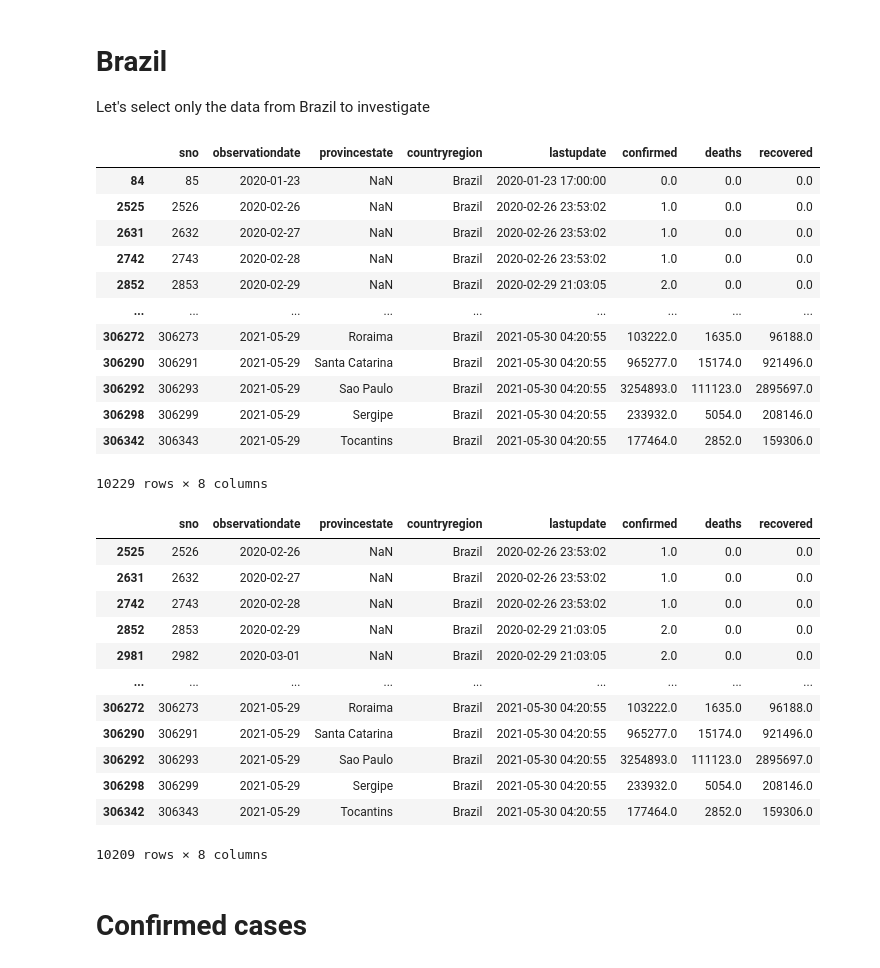
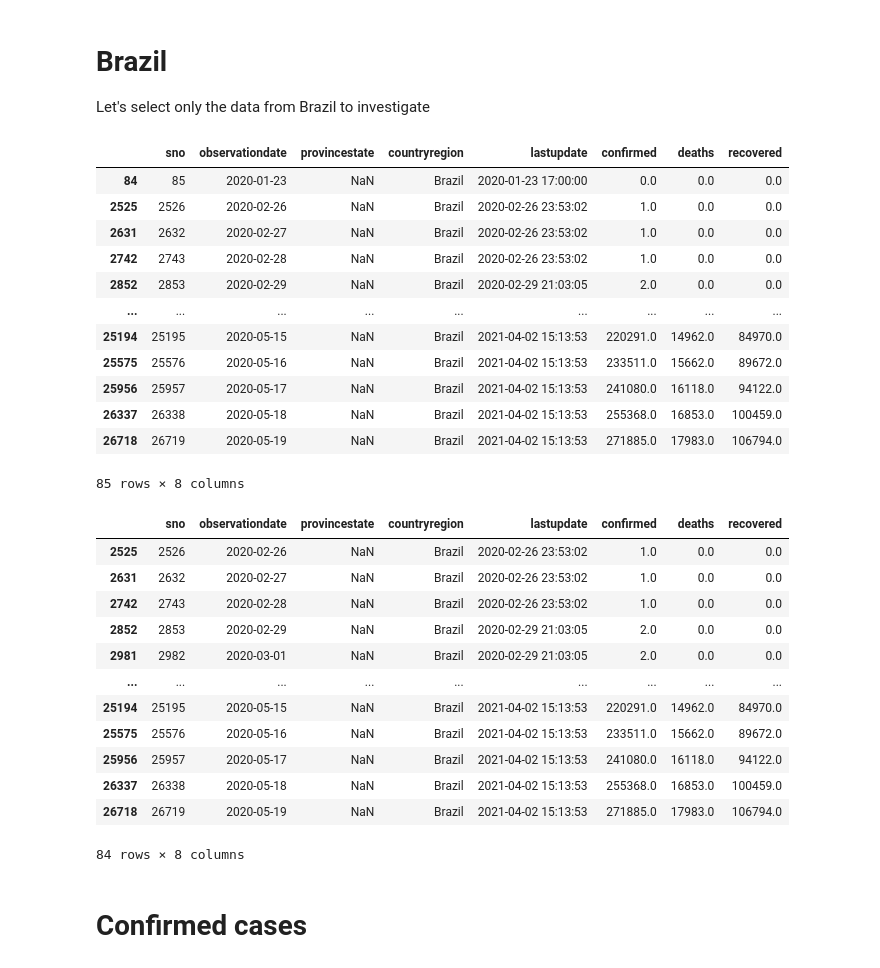
Before and after one commit to henriqueolvr/projects, a Jupyter notebook: covid19/analysis_covid19.ipynb, the cells around one changed output. Saved outputs shown, nothing was run; the diff lists cells and outputs as text; code cells hidden in the pictures.

```diff
--- a/covid19/analysis_covid19.ipynb
+++ b/covid19/analysis_covid19.ipynb
@@ -46,3 +46,5 @@ df
 | 306427 | 306428 | 2021-05-29 | Zhytomyr Oblast | Ukraine | 2021-05-30 04:20:55 | 87550.0 | 1738.0 | 83790.0 |
 | 306428 | 306429 | 2021-05-29 | Zuid-Holland | Netherlands | 2021-05-30 04:20:55 | 391559.0 | 4252.0 | 0.0 |
 306429 rows × 8 columns
+# %%
+df = df.loc[df.observationdate < '2020-05-20']
@@ -51,21 +69,21 @@ df
 
 Let's select only the data from Brazil to investigate
 # %%
-[df.countryregion == "Brazil"]df.loc
+df.loc[df.countryregion == "Brazil"]
 # %% [output]
 |  | sno | observationdate | provincestate | countryregion | lastupdate | confirmed | deaths | recovered |
 | 84 | 85 | 2020-01-23 | NaN | Brazil | 2020-01-23 17:00:00 | 0.0 | 0.0 | 0.0 |
 | 2525 | 2526 | 2020-02-26 | NaN | Brazil | 2020-02-26 23:53:02 | 1.0 | 0.0 | 0.0 |
 | 2631 | 2632 | 2020-02-27 | NaN | Brazil | 2020-02-26 23:53:02 | 1.0 | 0.0 | 0.0 |
 | 2742 | 2743 | 2020-02-28 | NaN | Brazil | 2020-02-26 23:53:02 | 1.0 | 0.0 | 0.0 |
 | 2852 | 2853 | 2020-02-29 | NaN | Brazil | 2020-02-29 21:03:05 | 2.0 | 0.0 | 0.0 |
 | ... | ... | ... | ... | ... | ... | ... | ... | ... |
-| 306272 | 306273 | 2021-05-29 | Roraima | Brazil | 2021-05-30 04:20:55 | 103222.0 | 1635.0 | 96188.0 |
-| 306290 | 306291 | 2021-05-29 | Santa Catarina | Brazil | 2021-05-30 04:20:55 | 965277.0 | 15174.0 | 921496.0 |
-| 306292 | 306293 | 2021-05-29 | Sao Paulo | Brazil | 2021-05-30 04:20:55 | 3254893.0 | 111123.0 | 2895697.0 |
-| 306298 | 306299 | 2021-05-29 | Sergipe | Brazil | 2021-05-30 04:20:55 | 233932.0 | 5054.0 | 208146.0 |
-| 306342 | 306343 | 2021-05-29 | Tocantins | Brazil | 2021-05-30 04:20:55 | 177464.0 | 2852.0 | 159306.0 |
+| 25194 | 25195 | 2020-05-15 | NaN | Brazil | 2021-04-02 15:13:53 | 220291.0 | 14962.0 | 84970.0 |
+| 25575 | 25576 | 2020-05-16 | NaN | Brazil | 2021-04-02 15:13:53 | 233511.0 | 15662.0 | 89672.0 |
+| 25956 | 25957 | 2020-05-17 | NaN | Brazil | 2021-04-02 15:13:53 | 241080.0 | 16118.0 | 94122.0 |
+| 26337 | 26338 | 2020-05-18 | NaN | Brazil | 2021-04-02 15:13:53 | 255368.0 | 16853.0 | 100459.0 |
+| 26718 | 26719 | 2020-05-19 | NaN | Brazil | 2021-04-02 15:13:53 | 271885.0 | 17983.0 | 106794.0 |
-10229 rows × 8 columns
+85 rows × 8 columns
 # %%
 brazil = df.loc[
     (df.countryregion == "Brazil") &
@@ -81,12 +99,12 @@ brazil
 | 2852 | 2853 | 2020-02-29 | NaN | Brazil | 2020-02-29 21:03:05 | 2.0 | 0.0 | 0.0 |
 | 2981 | 2982 | 2020-03-01 | NaN | Brazil | 2020-02-29 21:03:05 | 2.0 | 0.0 | 0.0 |
 | ... | ... | ... | ... | ... | ... | ... | ... | ... |
-| 306272 | 306273 | 2021-05-29 | Roraima | Brazil | 2021-05-30 04:20:55 | 103222.0 | 1635.0 | 96188.0 |
-| 306290 | 306291 | 2021-05-29 | Santa Catarina | Brazil | 2021-05-30 04:20:55 | 965277.0 | 15174.0 | 921496.0 |
-| 306292 | 306293 | 2021-05-29 | Sao Paulo | Brazil | 2021-05-30 04:20:55 | 3254893.0 | 111123.0 | 2895697.0 |
-| 306298 | 306299 | 2021-05-29 | Sergipe | Brazil | 2021-05-30 04:20:55 | 233932.0 | 5054.0 | 208146.0 |
-| 306342 | 306343 | 2021-05-29 | Tocantins | Brazil | 2021-05-30 04:20:55 | 177464.0 | 2852.0 | 159306.0 |
+| 25194 | 25195 | 2020-05-15 | NaN | Brazil | 2021-04-02 15:13:53 | 220291.0 | 14962.0 | 84970.0 |
+| 25575 | 25576 | 2020-05-16 | NaN | Brazil | 2021-04-02 15:13:53 | 233511.0 | 15662.0 | 89672.0 |
+| 25956 | 25957 | 2020-05-17 | NaN | Brazil | 2021-04-02 15:13:53 | 241080.0 | 16118.0 | 94122.0 |
+| 26337 | 26338 | 2020-05-18 | NaN | Brazil | 2021-04-02 15:13:53 | 255368.0 | 16853.0 | 100459.0 |
+| 26718 | 26719 | 2020-05-19 | NaN | Brazil | 2021-04-02 15:13:53 | 271885.0 | 17983.0 | 106794.0 |
-10209 rows × 8 columns
+84 rows × 8 columns
 # %% [markdown]
 # Confirmed cases
 # %%
```
Also changed, not shown: parts of 25 cells of this notebook, 2 other files.
